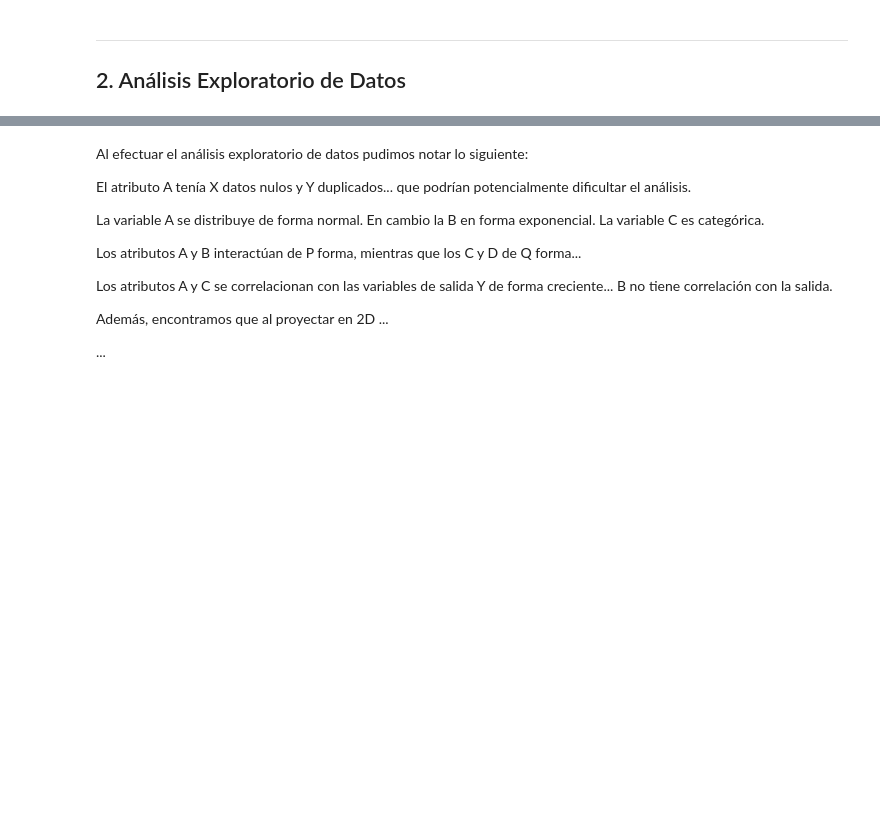
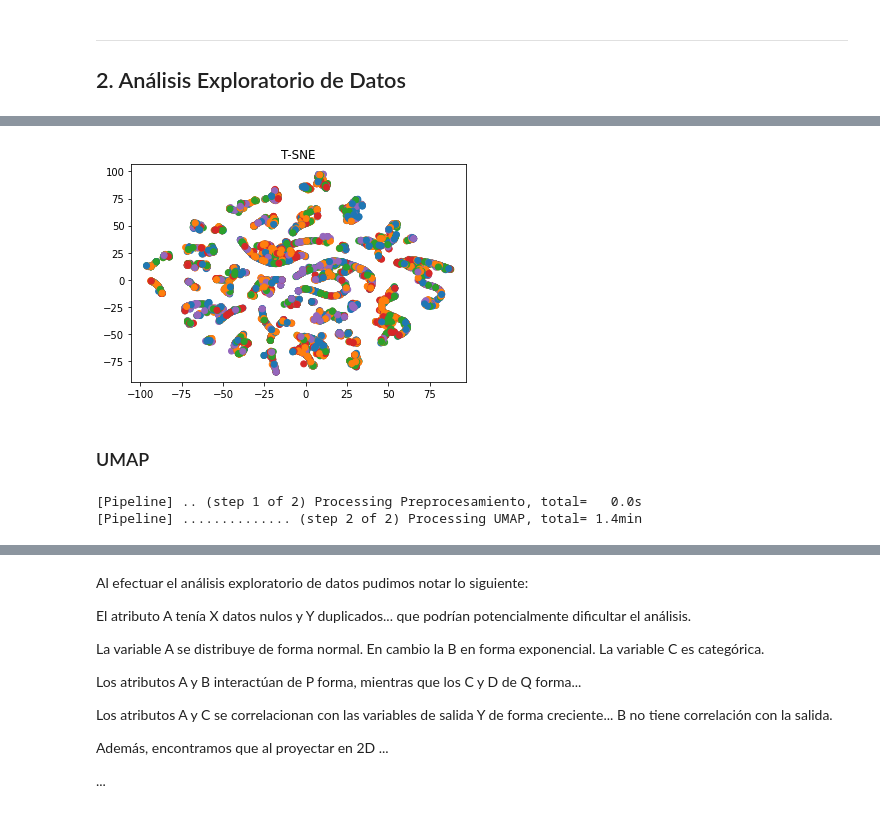
Before and after one commit to wernergh9/MDS7202, a Jupyter notebook: Proyecto/Proyecto.ipynb, the cells around one changed output, grey strips where cells are left out. Cells and saved outputs as stored; diff of their text form; code cells hidden in the pictures; blank space fills up the shorter version.

```diff
--- a/Proyecto/Proyecto.ipynb
+++ b/Proyecto/Proyecto.ipynb
@@ -277,0 +508,8 @@ rating
+# %%
+from sklearn.manifold import TSNE
+
+pipe = Pipeline([("Preprocesamiento", ColumnTransformer([("MinMax", MinMax(), columns)])),
+                 ('TSNE', TSNE())], verbose = True)
+
+TSNE_components = pipe.fit_transform(df_train)
+print(TSNE_components.shape)
@@ -277,0 +524,17 @@ rating
+# %%
+plt.scatter(TSNE_components.T[0],
+            TSNE_components.T[1],
+            c = [sns.color_palette()[x] for x in df_train["rating"].map(rating_classes_map)]);
+plt.title("T-SNE");
+# %% [output]
+[figure, added]
+# %% [markdown]
+### UMAP
+# %%
+pipe = Pipeline([("Preprocesamiento", ColumnTransformer([("MinMax", MinMax(), columns)])),
+                 ('UMAP', UMAP())], verbose = True)
+
+UMAP_components = pipe.fit_transform(df_train)
+# %% [output]
+[Pipeline] .. (step 1 of 2) Processing Preprocesamiento, total=   0.0s
+[Pipeline] .............. (step 2 of 2) Processing UMAP, total= 1.4min
```
Also changed, not shown: parts of 64 cells of this notebook.
